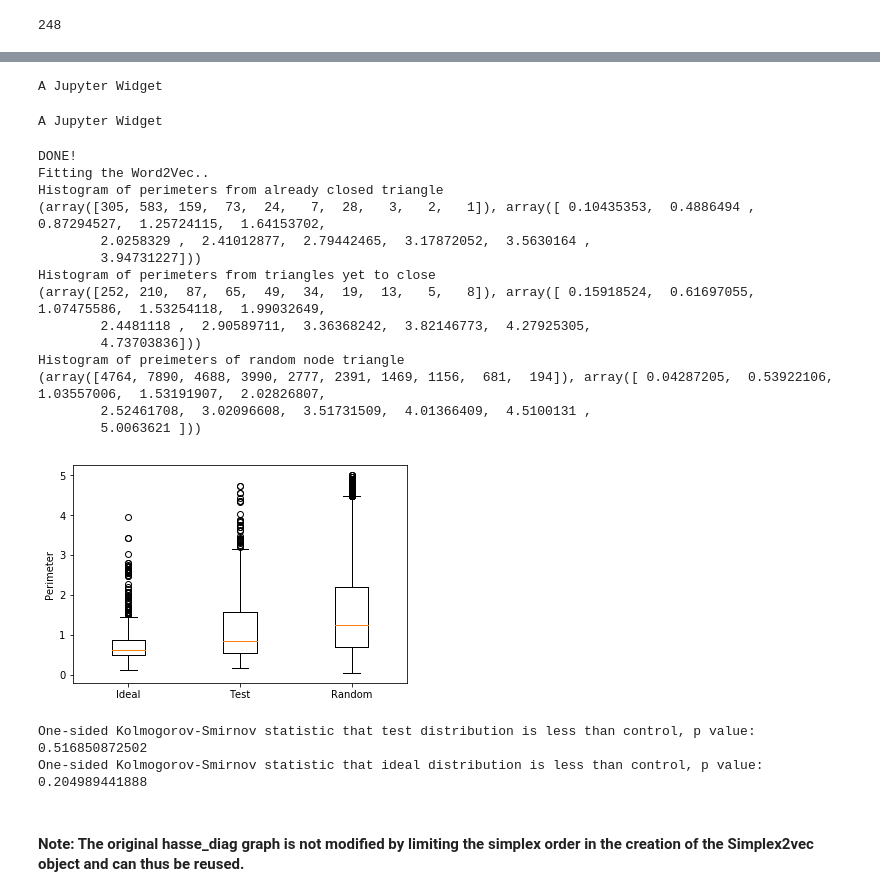
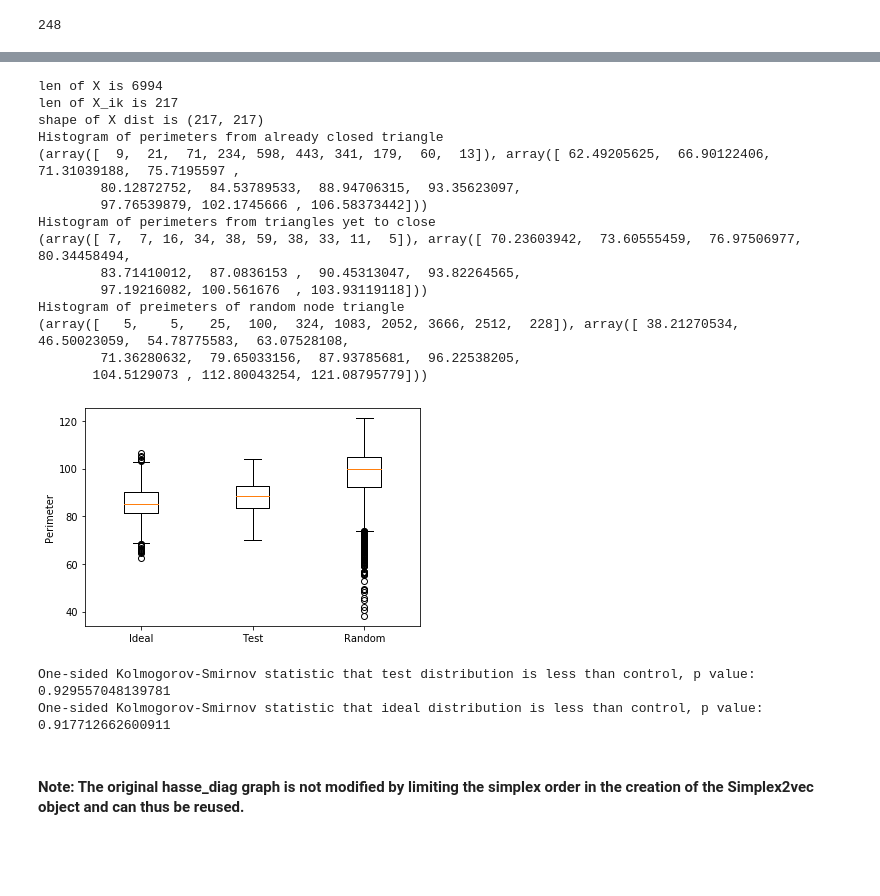
Before and after one commit to lordgrilo/Simplex2Vec, a Jupyter notebook: S2V_USAGE.ipynb, the cells around one changed output, grey strips where cells are left out. Drawn from its saved outputs; the diff is of its cells as text; code cells hidden in the pictures; blank space fills up the shorter version.

```diff
--- a/S2V_USAGE.ipynb
+++ b/S2V_USAGE.ipynb
@@ -177,28 +247,24 @@ One-sided Kolmogorov-Smirnov statistic that ideal distribution is less than cont
-# %%
-s2v = Simplex2Vec.from_hasse_diagram(g_hasse_head, n_walks=1, walk_length=10, hasse_max_order=3)
-
-model = s2v.fit()
-check_prediction(s2v,testSet)
-# %% [output]
-A Jupyter Widget
-A Jupyter Widget
-DONE!
-Fitting the Word2Vec..
-Histogram of perimeters from already closed triangle
-(array([305, 583, 159,  73,  24,   7,  28,   3,   2,   1]), array([ 0.10435353,  0.4886494 ,  0.87294527,  1.25724115,  1.64153702,
-        2.0258329 ,  2.41012877,  2.79442465,  3.17872052,  3.5630164 ,
-        3.94731227]))
-Histogram of perimeters from triangles yet to close
-(array([252, 210,  87,  65,  49,  34,  19,  13,   5,   8]), array([ 0.15918524,  0.61697055,  1.07475586,  1.53254118,  1.99032649,
-        2.4481118 ,  2.90589711,  3.36368242,  3.82146773,  4.27925305,
-        4.73703836]))
-Histogram of preimeters of random node triangle
-(array([4764, 7890, 4688, 3990, 2777, 2391, 1469, 1156,  681,  194]), array([ 0.04287205,  0.53922106,  1.03557006,  1.53191907,  2.02826807,
-        2.52461708,  3.02096608,  3.51731509,  4.01366409,  4.5100131 ,
-        5.0063621 ]))
-[figure, removed]
-One-sided Kolmogorov-Smirnov statistic that test distribution is less than control, p value: 0.516850872502
-One-sided Kolmogorov-Smirnov statistic that ideal distribution is less than control, p value: 0.204989441888
+# %%
+check_prediction(s2v,testSet,metric='euclidean')
+# %% [output]
+len of X is 6994
+len of X_ik is 217
+shape of X dist is (217, 217)
+Histogram of perimeters from already closed triangle
+(array([  9,  21,  71, 234, 598, 443, 341, 179,  60,  13]), array([ 62.49205625,  66.90122406,  71.31039188,  75.7195597 ,
+        80.12872752,  84.53789533,  88.94706315,  93.35623097,
+        97.76539879, 102.1745666 , 106.58373442]))
+Histogram of perimeters from triangles yet to close
+(array([ 7,  7, 16, 34, 38, 59, 38, 33, 11,  5]), array([ 70.23603942,  73.60555459,  76.97506977,  80.34458494,
+        83.71410012,  87.0836153 ,  90.45313047,  93.82264565,
+        97.19216082, 100.561676  , 103.93119118]))
+Histogram of preimeters of random node triangle
+(array([   5,    5,   25,  100,  324, 1083, 2052, 3666, 2512,  228]), array([ 38.21270534,  46.50023059,  54.78775583,  63.07528108,
+        71.36280632,  79.65033156,  87.93785681,  96.22538205,
+       104.5129073 , 112.80043254, 121.08795779]))
+[figure, added]
+One-sided Kolmogorov-Smirnov statistic that test distribution is less than control, p value: 0.929557048139781
+One-sided Kolmogorov-Smirnov statistic that ideal distribution is less than control, p value: 0.917712662600911
 # %% [markdown]
 #### Note: The original hasse_diag graph is not modified by limiting the simplex order in the creation of the Simplex2vec object and can thus be reused.
 # %% [markdown]
```
Also changed, not shown: parts of 8 cells of this notebook.
